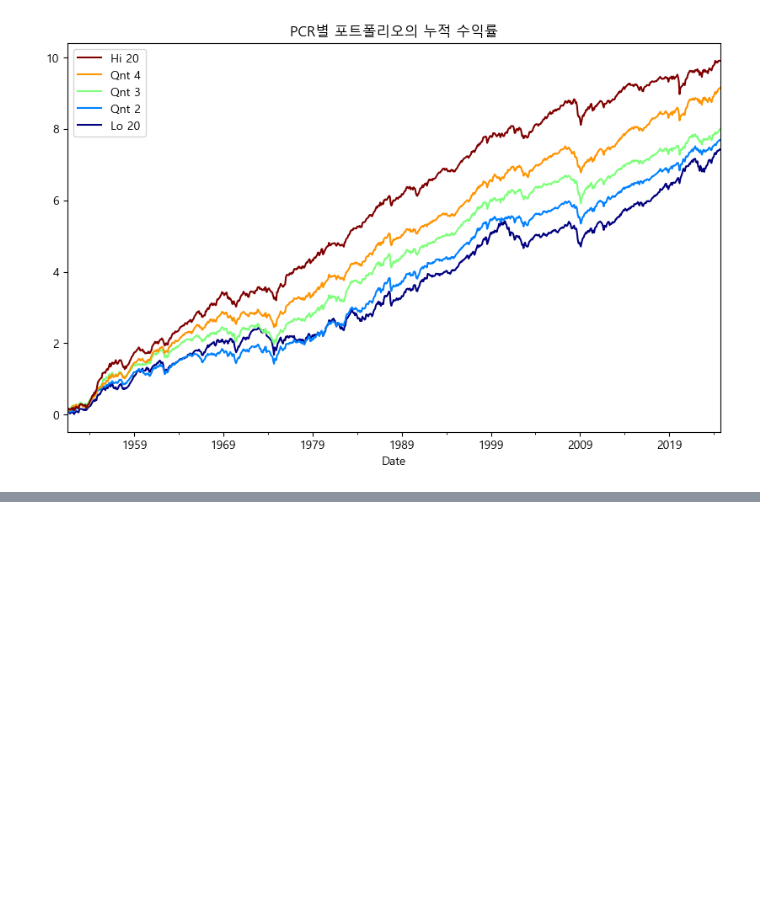
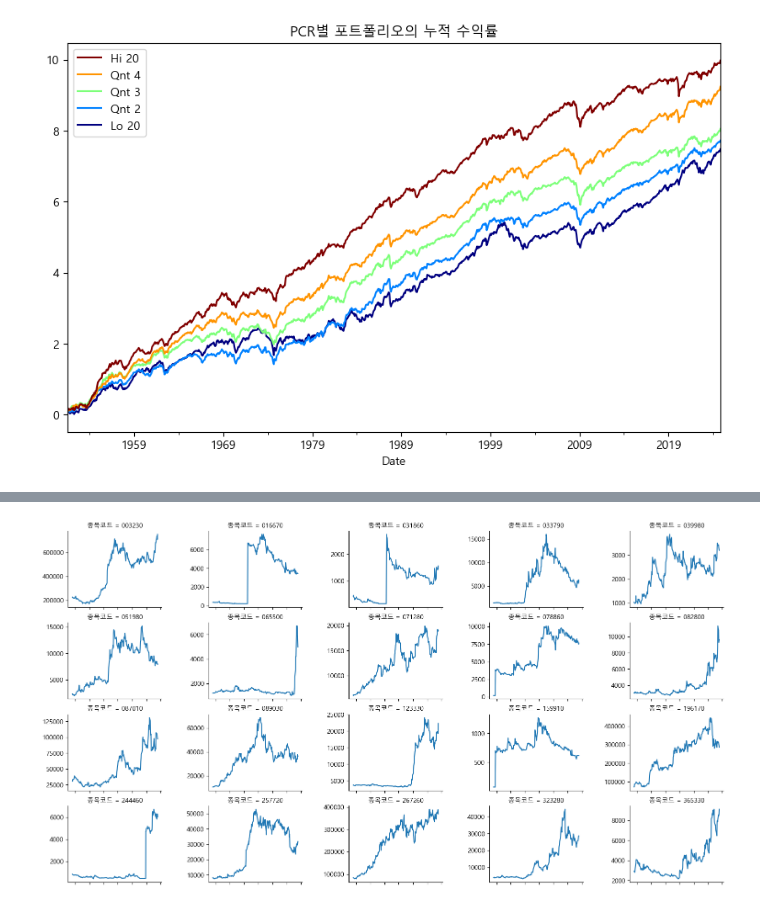
Before and after one commit to kusool72/python, a Jupyter notebook: 파이썬을 이용한 퀀트 투자 포트폴리오 만들기.ipynb, the cells around one changed output, grey strips where cells are left out. Cells and saved outputs as stored; diff of their text form; code cells hidden in the pictures; blank space fills up the shorter version.

```diff
--- a/파이썬을 이용한 퀀트 투자 포트폴리오 만들기.ipynb
+++ b/파이썬을 이용한 퀀트 투자 포트폴리오 만들기.ipynb
@@ -1180,0 +1483,3 @@ plt.show()
+# %%
+price_pivot = price_list.pivot(index='날짜', columns='종목코드', values='종가')
+price_pivot.iloc[0:5, 0:5]
@@ -1180,0 +1494,8 @@ plt.show()
+# %%
+# pivot() 함수를 통해 가격 테이블을 가로로 긴 형태로 변경한다.
+
+ret_list = pd.DataFrame(data=(price_pivot.iloc[-1] / price_pivot.iloc[0]) - 1,
+                        columns=['return'])
+data_bind = ticker_list[['종목코드', '종목명']].merge(ret_list, how='left', on='종목코드')
+
+data_bind.head()
@@ -1180,0 +1509,5 @@ plt.show()
+# %%
+# 12개월 수익률이 높은 종목 상위 20
+
+momentum_rank = data_bind['return'].rank(axis=0, ascending=False)
+data_bind[momentum_rank <= 20]
@@ -1180,0 +1532,29 @@ plt.show()
+# %%
+# 해당 종목들의 가격 그래프
+
+price_momentum = price_list[price_list['종목코드'].isin(
+    data_bind.loc[momentum_rank <= 20, '종목코드'])]
+
+import matplotlib.pyplot as plt
+import seaborn as sns
+
+plt.rc('font', family='Malgun Gothic')
+g = sns.relplot(data=price_momentum,
+                x='날짜',
+                y='종가',
+                col='종목코드',
+                col_wrap=5,
+                kind='line',
+                facet_kws={
+                    'sharey': False,
+                    'sharex': True
+                })
+g.set(xticklabels=[])
+g.set(xlabel=None)
+g.set(ylabel=None)
+g.fig.set_figwidth(15)
+g.fig.set_figheight(8)
+plt.subplots_adjust(wspace=0.5, hspace=0.2)
+plt.show()
+# %% [output]
+[figure, added]
```
Also changed, not shown: parts of 165 cells of this notebook.
